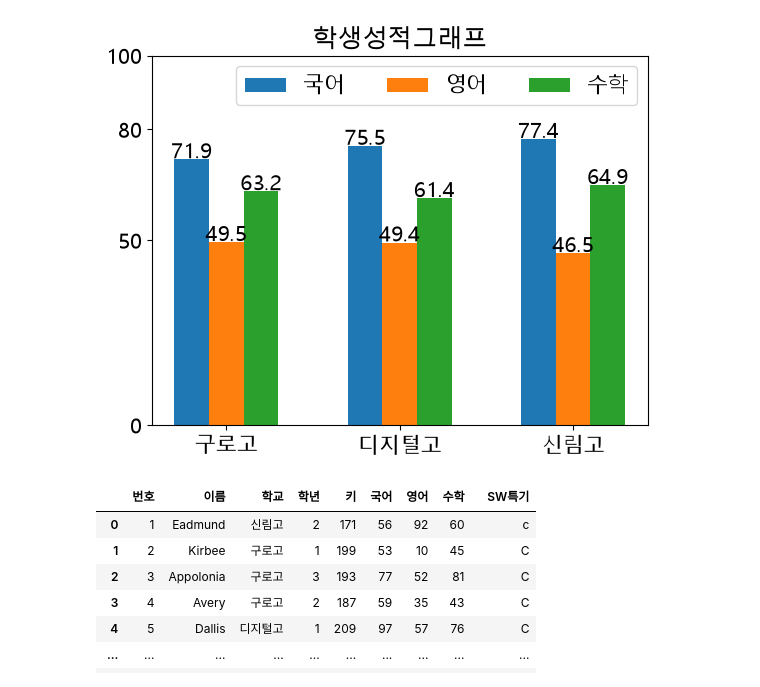
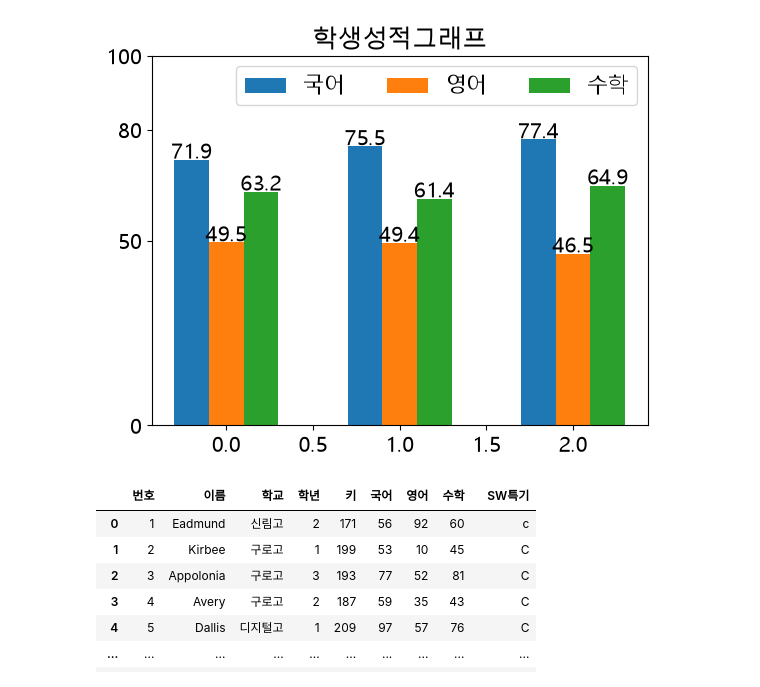
Before and after one commit to skdmscjf1-blip/aix_data_0928, a Jupyter notebook: P1002/P1002_08.ipynb, the cells around one changed output. Drawn from its saved outputs; the diff is of its cells as text; code cells hidden in the pictures.

```diff
--- a/P1002/P1002_08.ipynb
+++ b/P1002/P1002_08.ipynb
@@ -30,20 +30,20 @@ y3 = school['수학']
 # %%
 plt.title('학생성적그래프')
 plt.bar(index-0.2,y,label='국어',width=0.2)
 plt.bar(index,y2,label='영어',width=0.2)
 plt.bar(index+0.2,y3,label='수학',width=0.2)
-plt.xticks(index,school.index)
+# plt.xticks(index,school.index)
 plt.yticks([0,50,80,100])
 
 for i,(v,v2,v3) in enumerate(zip(y,y2,y3)) :
     plt.text(i-0.2,v+2,f'{v:.1f}' , ha='center',va='center')
     plt.text(i,v2+2,f'{v2:.1f}',ha='center',va='center')
     plt.text(i+0.2,v3+2,f'{v3:.1f}',ha='center',va='center')
 
 plt.legend(ncol=3)
 plt.show()
 # %% [output]
-[figure, old version]
+[figure, new version]
 # %%
 df = pd.read_excel('file/students.xlsx')
 df
```
Also changed, not shown: parts of 1 cell of this notebook, 47 other files.
